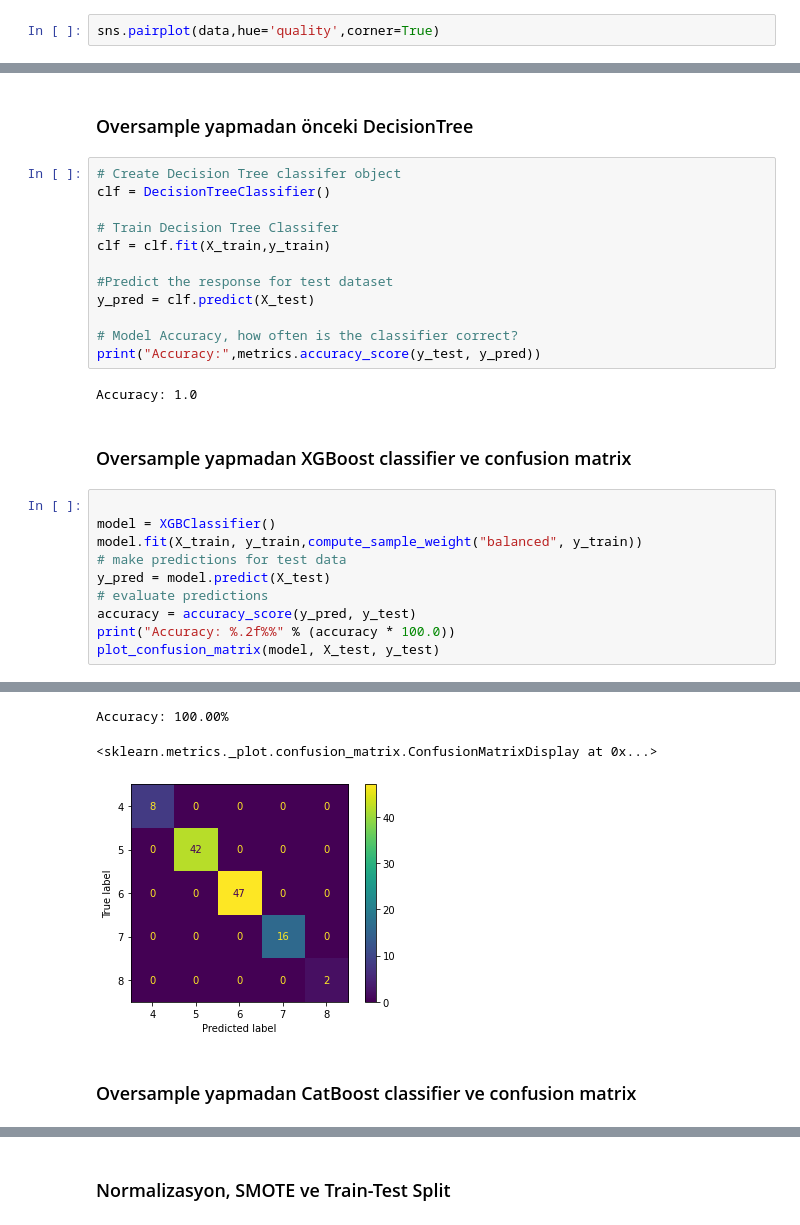
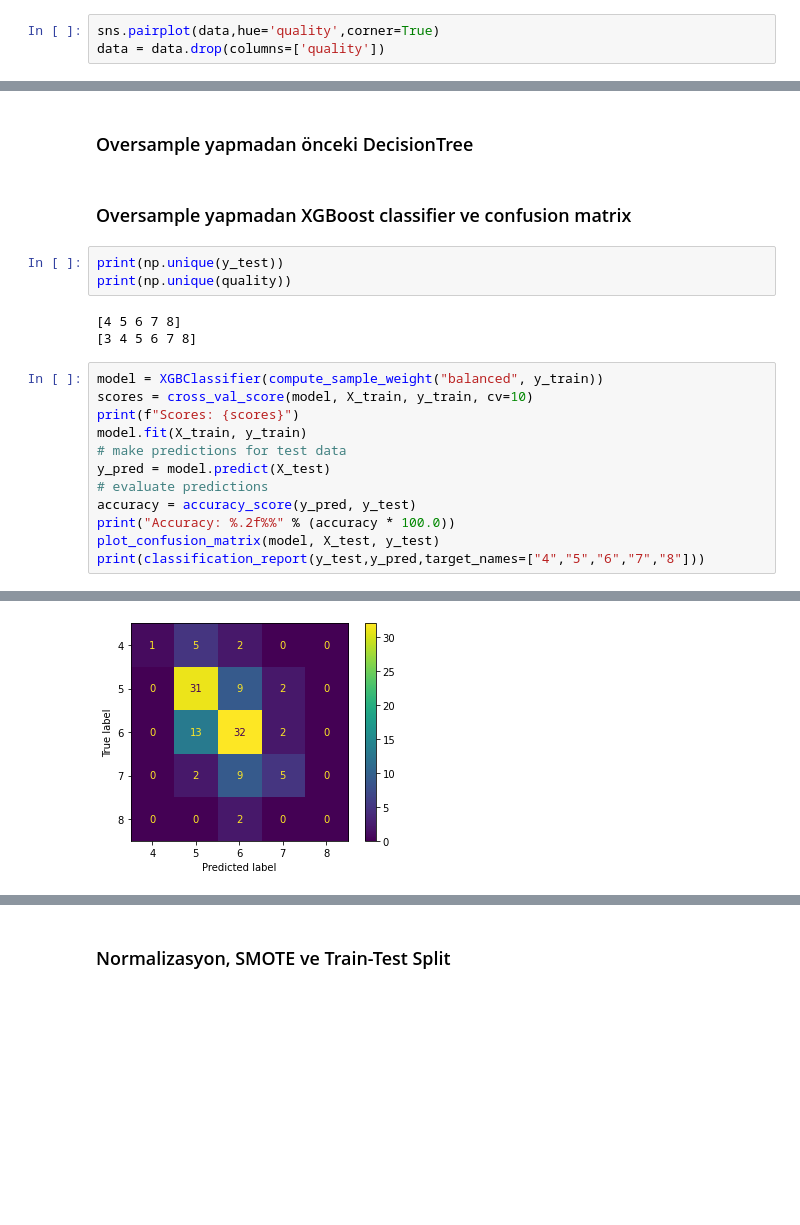
Before and after one commit to mertakcay/AI, a Jupyter notebook: HomeworkML.ipynb, the cells around one changed output, grey strips where cells are left out. Saved outputs shown, nothing was run; the diff lists cells and outputs as text; blank space fills up the shorter version.

```diff
--- a/HomeworkML.ipynb
+++ b/HomeworkML.ipynb
@@ -162,4 +156,5 @@ sns.boxplot(ax=axes[3, 1], data=data, x='quality', y='alcohol')
 ### Genel datanın dağılımı
 # %%
 sns.pairplot(data,hue='quality',corner=True)
+data = data.drop(columns=['quality'])
 # %% [output]
@@ -212,30 +206,24 @@ data=scaler.fit_transform(data)
 X_train, X_test, y_train, y_test = train_test_split(data, quality, test_size=0.10, random_state=13)
 # %% [markdown]
 ### Oversample yapmadan önceki DecisionTree
-# %%
-# Create Decision Tree classifer object
-clf = DecisionTreeClassifier()
-
-# Train Decision Tree Classifer
-clf = clf.fit(X_train,y_train)
-
-#Predict the response for test dataset
-y_pred = clf.predict(X_test)
-
-# Model Accuracy, how often is the classifier correct?
-print("Accuracy:",metrics.accuracy_score(y_test, y_pred))
-# %% [output]
-Accuracy: 1.0
 # %% [markdown]
 ### Oversample yapmadan XGBoost classifier ve confusion matrix
+# %%
+print(np.unique(y_test))
+print(np.unique(quality))
+# %% [output]
+[4 5 6 7 8]
+[3 4 5 6 7 8]
 # %%
-
-model = XGBClassifier()
-model.fit(X_train, y_train,compute_sample_weight("balanced", y_train))
+model = XGBClassifier(compute_sample_weight("balanced", y_train))
+scores = cross_val_score(model, X_train, y_train, cv=10)
+print(f"Scores: {scores}")
+model.fit(X_train, y_train)
 # make predictions for test data
 y_pred = model.predict(X_test)
 # evaluate predictions
 accuracy = accuracy_score(y_pred, y_test)
 print("Accuracy: %.2f%%" % (accuracy * 100.0))
 plot_confusion_matrix(model, X_test, y_test)
+print(classification_report(y_test,y_pred,target_names=["4","5","6","7","8"]))
 # %% [output]
@@ -243,8 +247,4 @@ plot_confusion_matrix(model, X_test, y_test)
-Accuracy: 100.00%
-<sklearn.metrics._plot.confusion_matrix.ConfusionMatrixDisplay at 0x...>
-[figure, old version]
+[figure, new version]
-# %% [markdown]
-### Oversample yapmadan CatBoost classifier ve confusion matrix
 # %%
 train_dataset = Pool(data=X_train,
                      label=y_train)
```
Also changed, not shown: parts of 11 cells of this notebook, 7 other files.
